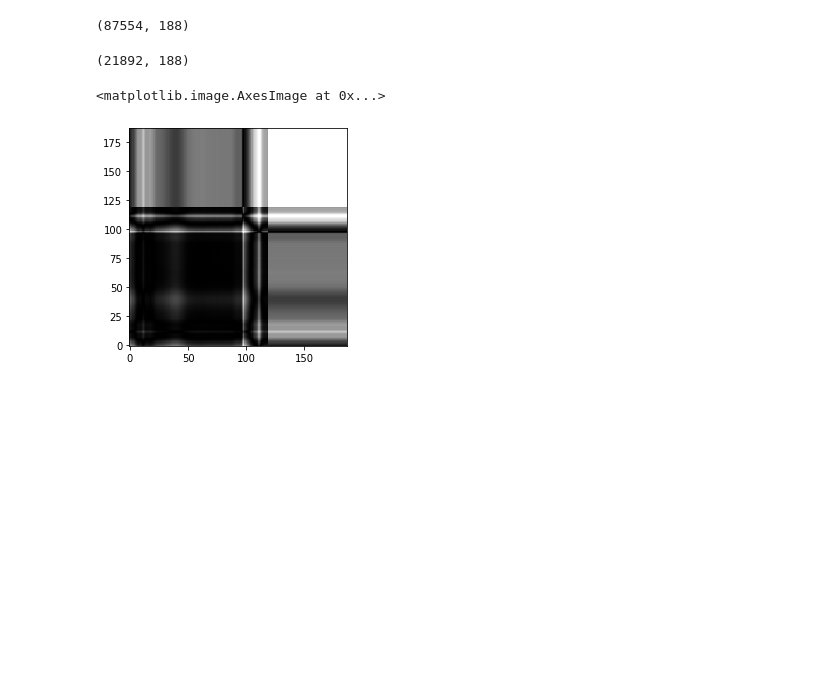
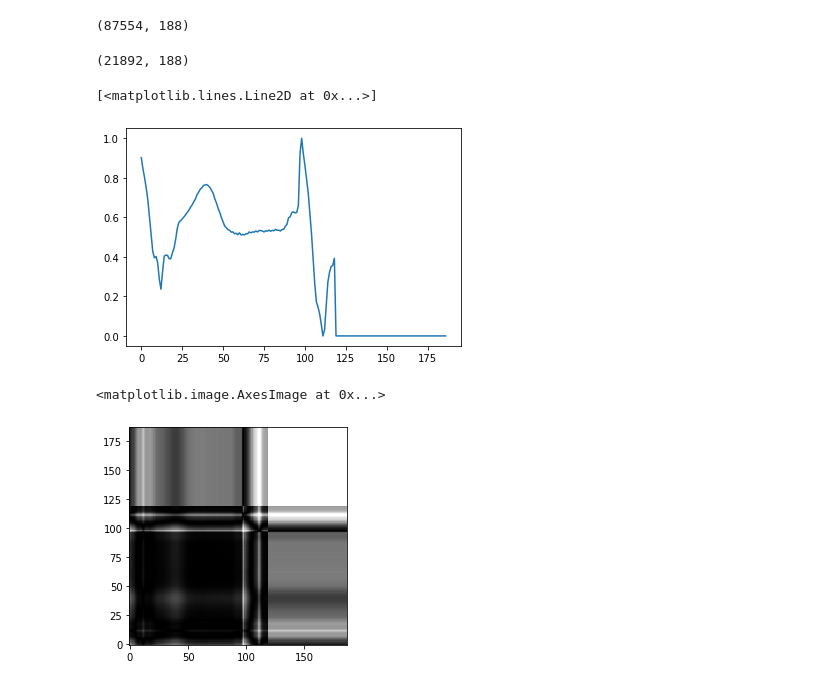
Before and after one commit to atabas/Heartbeat-Classification, a Jupyter notebook: heartbeat_data_generator.ipynb, the cells around one changed output. Saved outputs shown, nothing was run; the diff lists cells and outputs as text; code cells hidden in the pictures; blank space fills up the shorter version.

```diff
--- a/heartbeat_data_generator.ipynb
+++ b/heartbeat_data_generator.ipynb
@@ -106,6 +112,12 @@ x_test = df_hb_test.iloc[:,:187]
 gasf = GramianAngularField(image_size=187, method='summation')
 x_gasf_train = gasf.fit_transform(x_train)
 x_gasf_test = gasf.transform(x_test)
+# %%
+x_train.values[87553, :]
+plt.plot(np.arange(187), x_train.values[87553, :])
+# %% [output]
+[<matplotlib.lines.Line2D at 0x...>]
+[figure, added]
 # %%
 plt.imshow(x_gasf_train[87553], cmap='gray', origin='lower')
 # %% [output]
```
Also changed, not shown: parts of 19 cells of this notebook, 2 other files.
